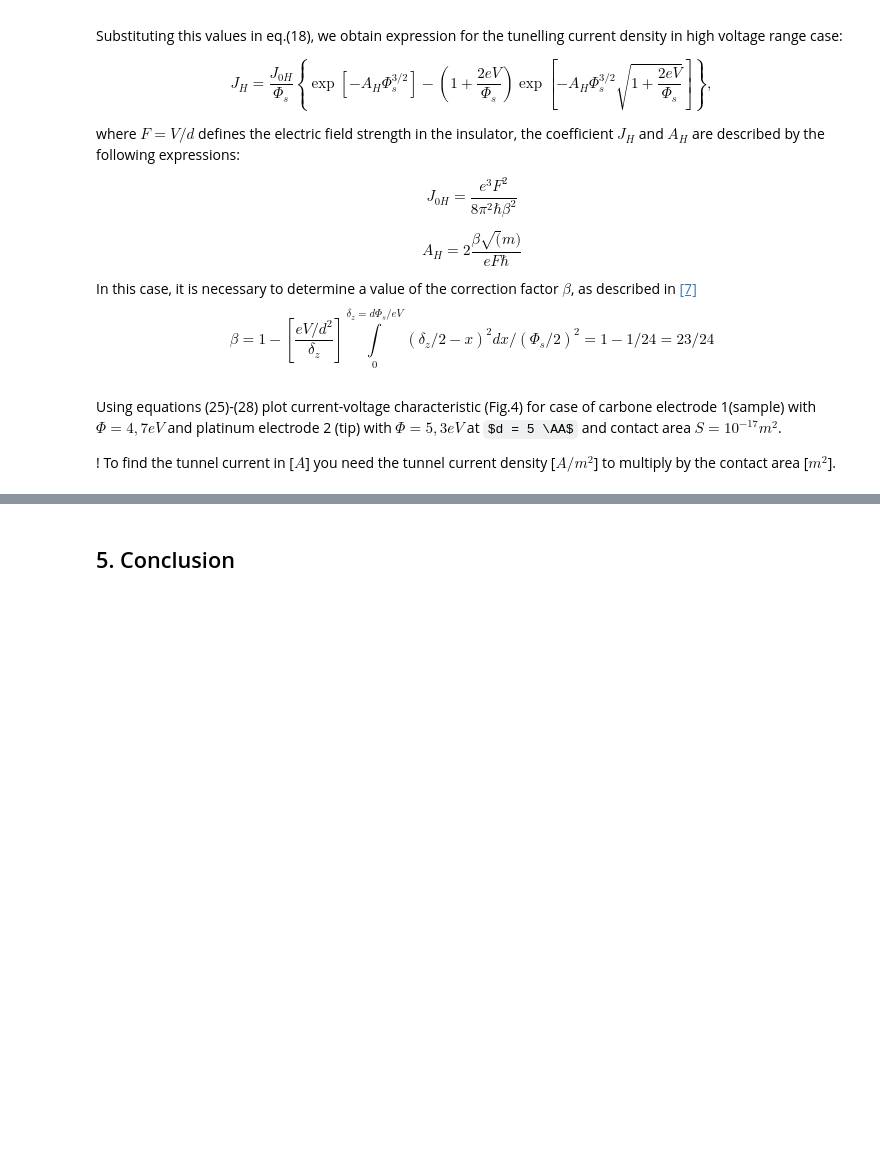
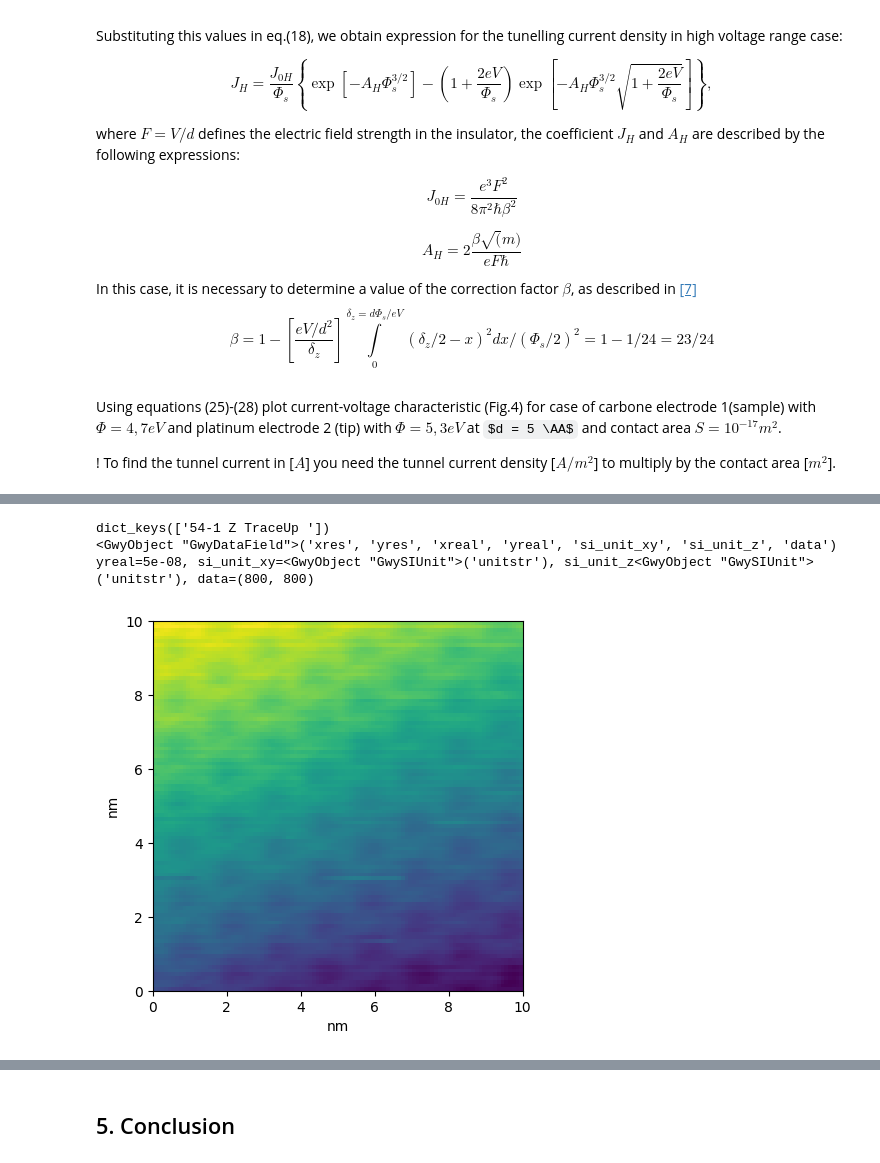
Before and after one commit to MariyaSV78/notebook_STM, a Jupyter notebook: STM/STM.ipynb, the cells around one changed output, grey strips where cells are left out. Drawn from its saved outputs; the diff is of its cells as text; code cells hidden in the pictures; some formulas as TeX source; blank space fills up the shorter version.

```diff
--- a/STM/STM.ipynb
+++ b/STM/STM.ipynb
@@ -815,0 +800,49 @@ d =  4.5495712414670166e-09
+# %%
+"""
+To change the sample you need to change the link in the next line "file_path = 'the_pass_to_the_file.gwy":
+        - InAs(111) - ./data_STM/InAs(111)/InAs(111).gwy
+
+
+If you want to build a specified area of the surfase: ax.imshow(data[100:200, 100:200], interpolation='none', origin='upper',
+                                                                extent=(0, channel.xreal, 0, channel.yreal))
+
+                                                        # Adjusted extent for 10nm x 10nm area > channel.xreal=10
+                                                                                                 channel.yreal=10
+"""
+
+import gwyfile
+import matplotlib.pyplot as plt
+
+file_path = './data_STM/InAs(111)/InAs(111).gwy'
+obj = gwyfile.load(file_path)
+channels = gwyfile.util.get_datafields(obj)
+
+print(channels.keys())
+key = list(channels.keys())[0]
+channel = channels[key]
+print(channel)
+
+data = channel.data
+
+print(f"yreal={channel.yreal}, si_unit_xy={channel.si_unit_xy}, si_unit_z{channel.si_unit_z}, data={data.shape}")
+# Datafield objects have a `data` property to access their
+# two-dimensional data as numpy arrays.
+
+# Plot the data using matplotlib.
+fig, ax = plt.subplots()
+ax.imshow(data[100:200, 100:200], interpolation='none', origin='upper',
+        extent=(0, 10, 0, 10))
+
+plt.xlabel('nm')
+plt.ylabel('nm')
+
+# ax.imshow(data, interpolation='none', origin='upper',
+#         extent=(0, channel.xreal, 0, channel.yreal)) # all data
+# x = np.linspace(0, 5, 800)
+# plt.plot(x*10, data[300,:], label='Cross Section', color='red')
+plt.show()
+# %% [output]
+dict_keys(['54-1 Z TraceUp '])
+<GwyObject "GwyDataField">('xres', 'yres', 'xreal', 'yreal', 'si_unit_xy', 'si_unit_z', 'data')
+yreal=5e-08, si_unit_xy=<GwyObject "GwySIUnit">('unitstr'), si_unit_z<GwyObject "GwySIUnit">('unitstr'), data=(800, 800)
+[figure, added]
```
Also changed, not shown: parts of 53 cells of this notebook, 3 other files.
